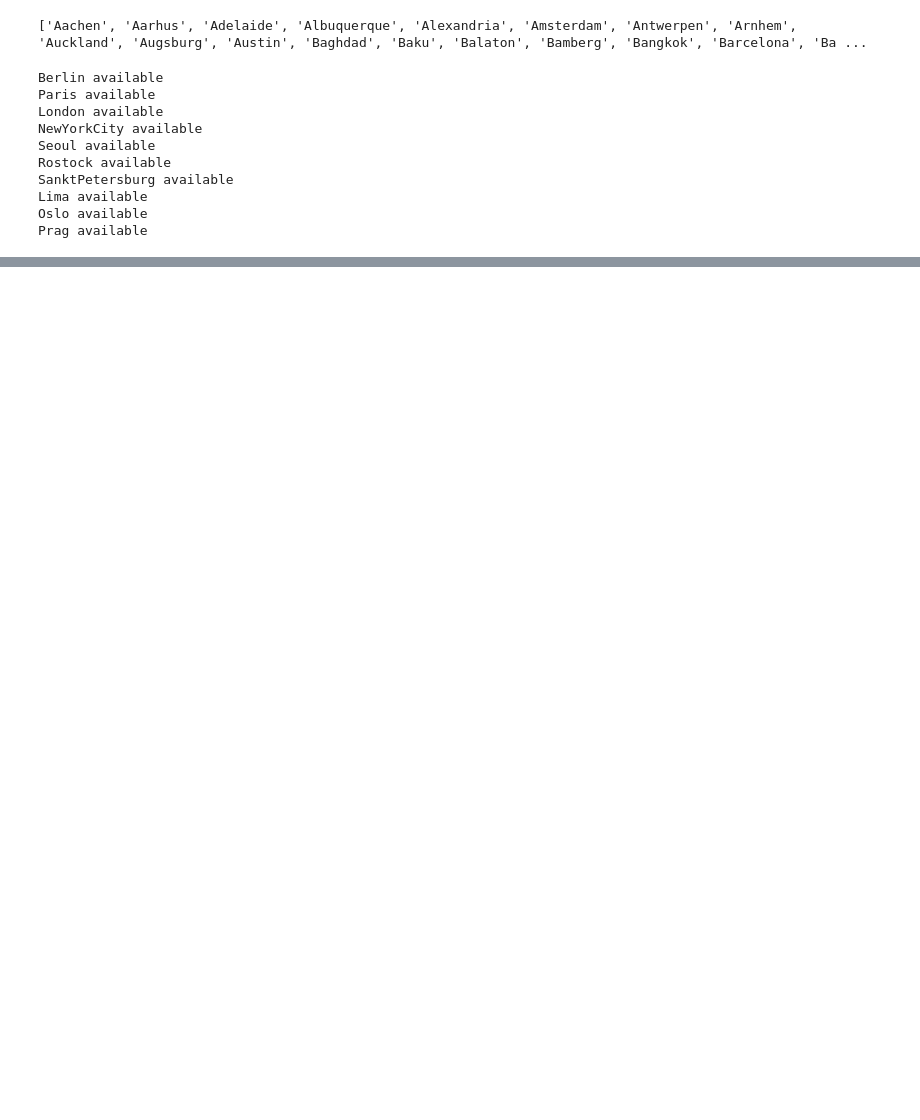
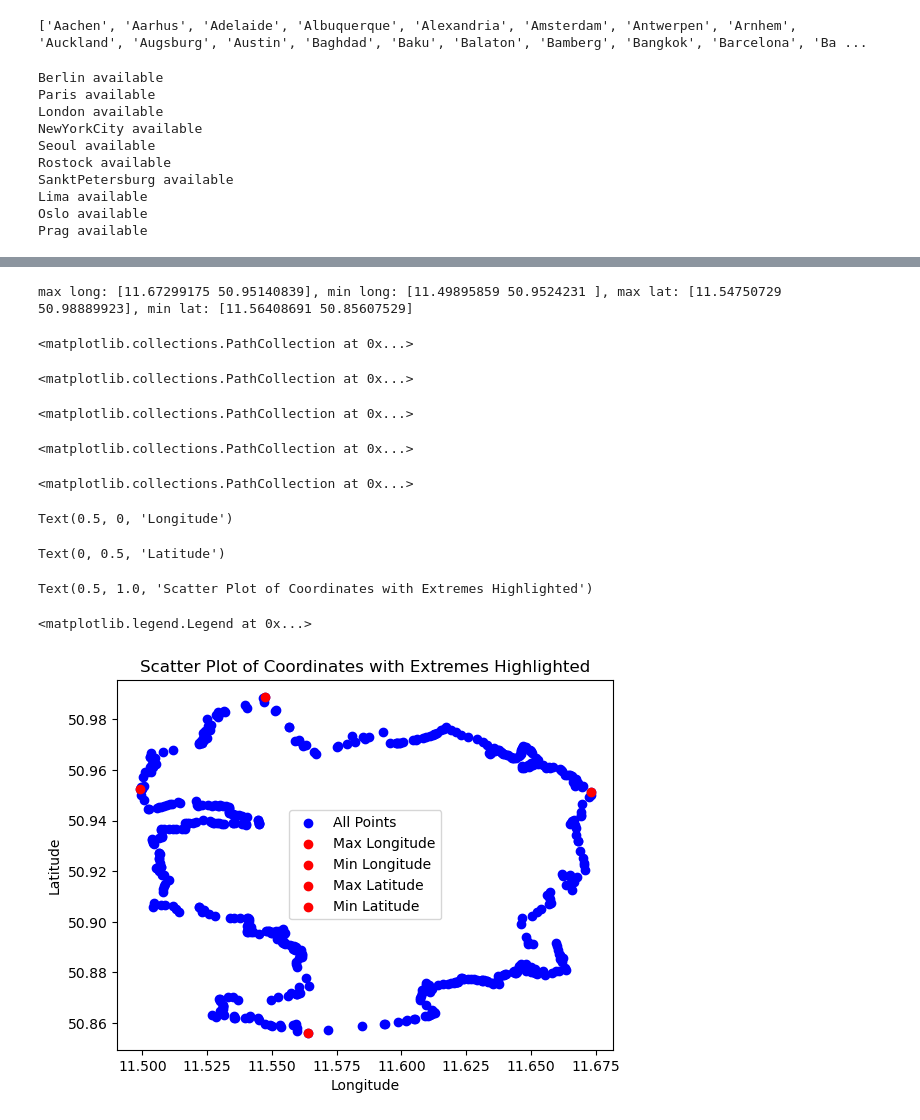
Before and after one commit to radtklau/Sentinel-Building-Segmentation, a Jupyter notebook: data_prep.ipynb, the cells around one changed output, grey strips where cells are left out. Cells and saved outputs as stored; diff of their text form; code cells hidden in the pictures; blank space fills up the shorter version.

```diff
--- a/data_prep.ipynb
+++ b/data_prep.ipynb
@@ -44,0 +85,3 @@ buildings.plot()
+# %%
+boundary_coords = np.array(boundaries_city["geometry"].iloc[0].exterior.coords)
+print(boundary_coords)
@@ -44,0 +96,47 @@ buildings.plot()
+# %%
+max_longitude_index = np.argmax(boundary_coords[:, 0])
+max_longitude_point = boundary_coords[max_longitude_index]
+
+# Find the point with the lowest longitude
+min_longitude_index = np.argmin(boundary_coords[:, 0])
+min_longitude_point = boundary_coords[min_longitude_index]
+
+# Find the point with the highest latitude
+max_latitude_index = np.argmax(boundary_coords[:, 1])
+max_latitude_point = boundary_coords[max_latitude_index]
+
+# Find the point with the lowest latitude
+min_latitude_index = np.argmin(boundary_coords[:, 1])
+min_latitude_point = boundary_coords[min_latitude_index]
+
+print(f"max long: {max_longitude_point}, min long: {min_longitude_point}, max lat: {max_latitude_point}, min lat: {min_latitude_point}")
+# %% [output]
+max long: [11.67299175 50.95140839], min long: [11.49895859 50.9524231 ], max lat: [11.54750729 50.98889923], min lat: [11.56408691 50.85607529]
+# %%
+plt.scatter(boundary_coords[:, 0], boundary_coords[:, 1], label='All Points', color='blue')
+
+# Highlight the points with the highest and lowest longitude and latitude in red
+plt.scatter(max_longitude_point[0], max_longitude_point[1], color='red', label='Max Longitude')
+plt.scatter(min_longitude_point[0], min_longitude_point[1], color='red', label='Min Longitude')
+plt.scatter(max_latitude_point[0], max_latitude_point[1], color='red', label='Max Latitude')
+plt.scatter(min_latitude_point[0], min_latitude_point[1], color='red', label='Min Latitude')
+
+# Add labels and title for better understanding
+plt.xlabel('Longitude')
+plt.ylabel('Latitude')
+plt.title('Scatter Plot of Coordinates with Extremes Highlighted')
+plt.legend()
+
+# Display the plot
+plt.show()
+# %% [output]
+<matplotlib.collections.PathCollection at 0x...>
+<matplotlib.collections.PathCollection at 0x...>
+<matplotlib.collections.PathCollection at 0x...>
+<matplotlib.collections.PathCollection at 0x...>
+<matplotlib.collections.PathCollection at 0x...>
+Text(0.5, 0, 'Longitude')
+Text(0, 0.5, 'Latitude')
+Text(0.5, 1.0, 'Scatter Plot of Coordinates with Extremes Highlighted')
+<matplotlib.legend.Legend at 0x...>
+[figure, added]
```
Also changed, not shown: parts of 19 cells of this notebook, 2 other files.
